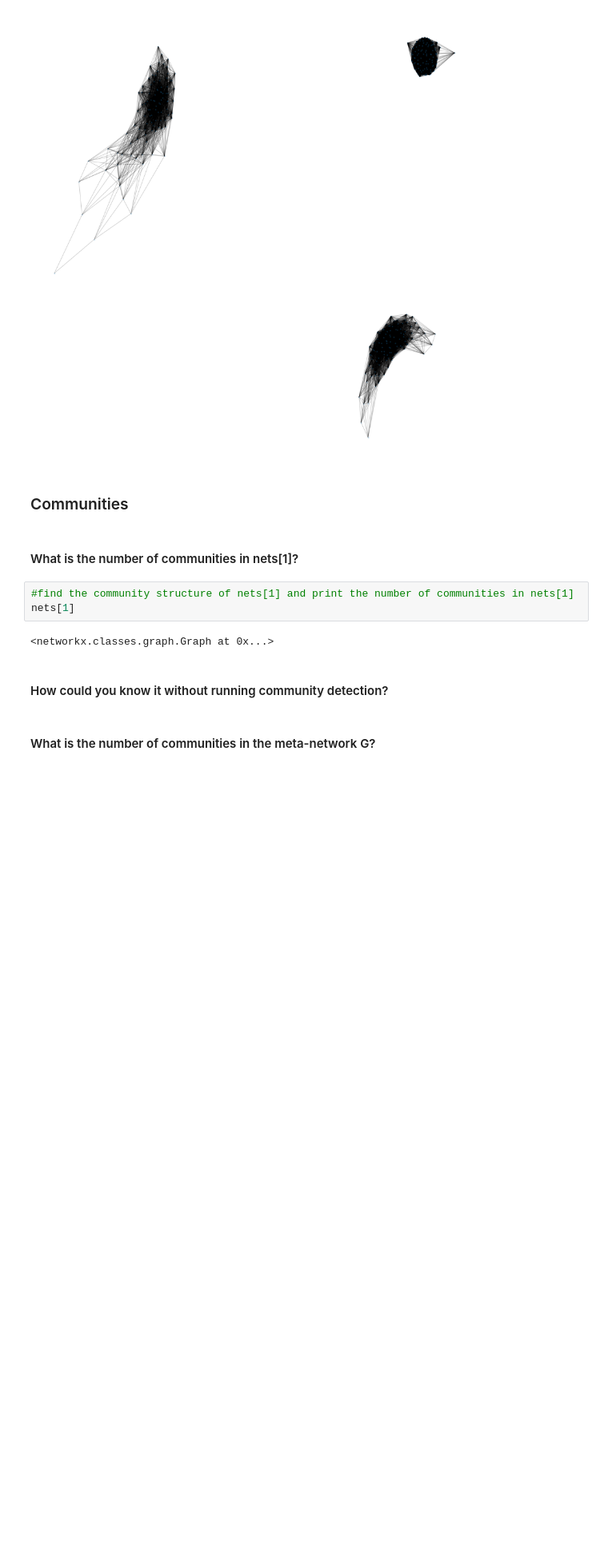
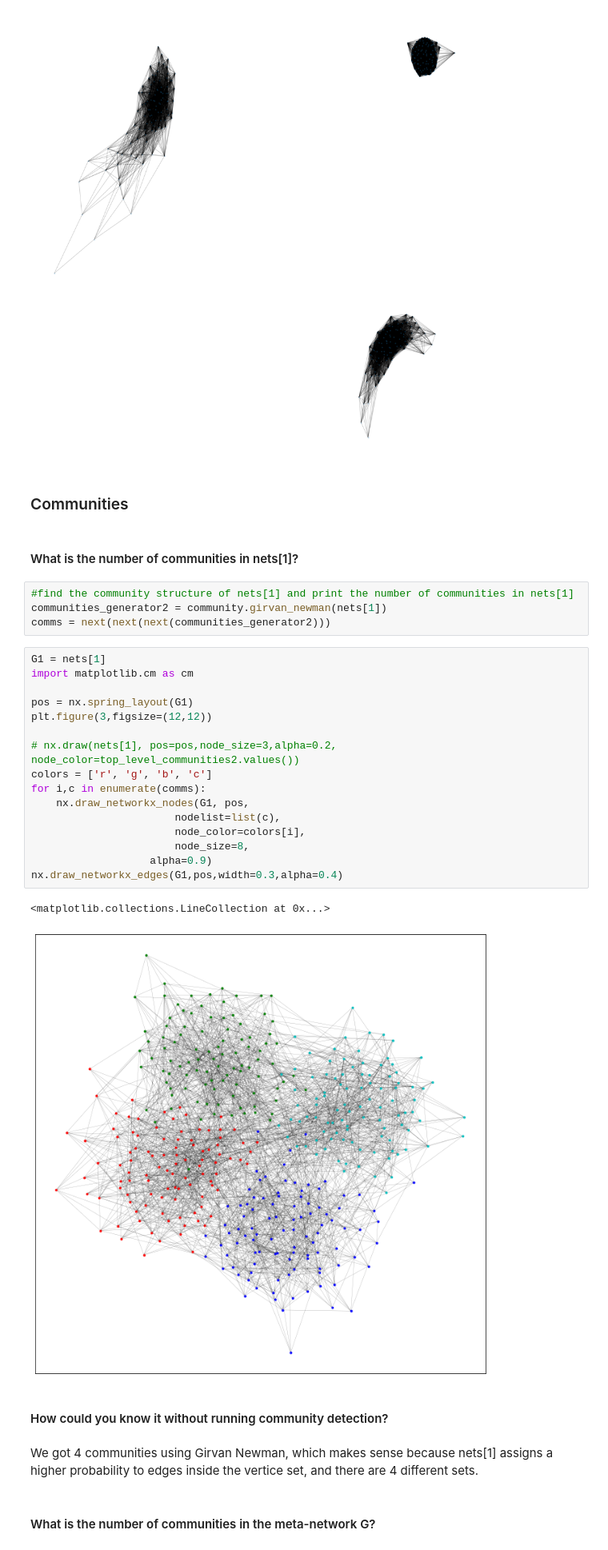
Before and after one commit to yaarams/yandex, a Jupyter notebook: Avshalom Manevich - CNA_HW.ipynb, the cells around one changed output. Shown at 80% size. Drawn from its saved outputs; the diff is of its cells as text; blank space fills up the shorter version.

```diff
--- a/Avshalom Manevich - CNA_HW.ipynb
+++ b/Avshalom Manevich - CNA_HW.ipynb
@@ -271,10 +263,30 @@ nx.draw(G, pos=pos,node_size=3,alpha=0.2)
 #### What is the number of communities in nets[1]?
 # %%
 #find the community structure of nets[1] and print the number of communities in nets[1]
-nets[1]
+communities_generator2 = community.girvan_newman(nets[1])
+comms = next(next(next(communities_generator2)))
-# %% [output]
-<networkx.classes.graph.Graph at 0x...>
+# %%
+G1 = nets[1]
+import matplotlib.cm as cm
+
+pos = nx.spring_layout(G1)
+plt.figure(3,figsize=(12,12))
+
+# nx.draw(nets[1], pos=pos,node_size=3,alpha=0.2, node_color=top_level_communities2.values())
+colors = ['r', 'g', 'b', 'c']
+for i,c in enumerate(comms):
+    nx.draw_networkx_nodes(G1, pos,
+                       nodelist=list(c),
+                       node_color=colors[i],
+                       node_size=8,
+                   alpha=0.9)
+nx.draw_networkx_edges(G1,pos,width=0.3,alpha=0.4)
+# %% [output]
+<matplotlib.collections.LineCollection at 0x...>
+[figure, added]
 # %% [markdown]
 #### How could you know it without running community detection?
+# %% [markdown]
+We got 4 communities using Girvan Newman, which makes sense because nets[1] assigns a higher probability to edges inside the vertice set, and there are 4 different sets.
 # %% [markdown]
 #### What is the number of communities in the meta-network G?
```
Also changed, not shown: parts of 5 cells of this notebook.
